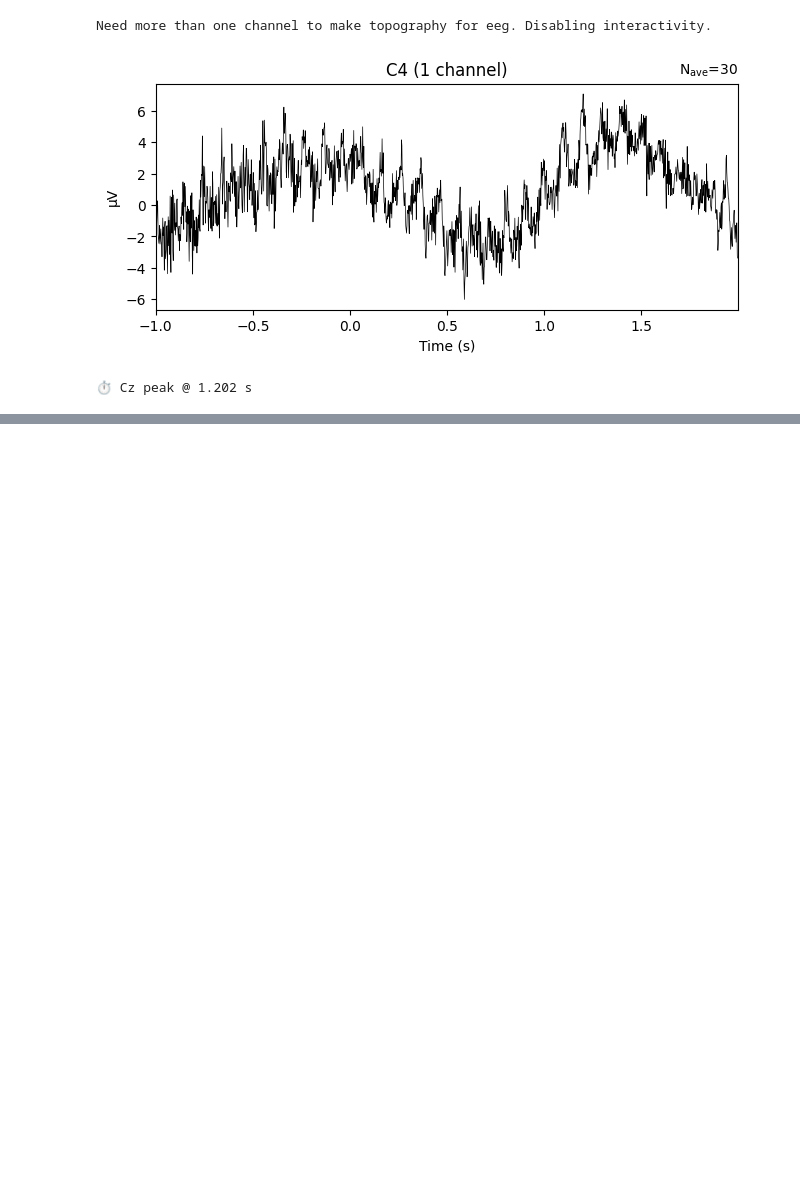
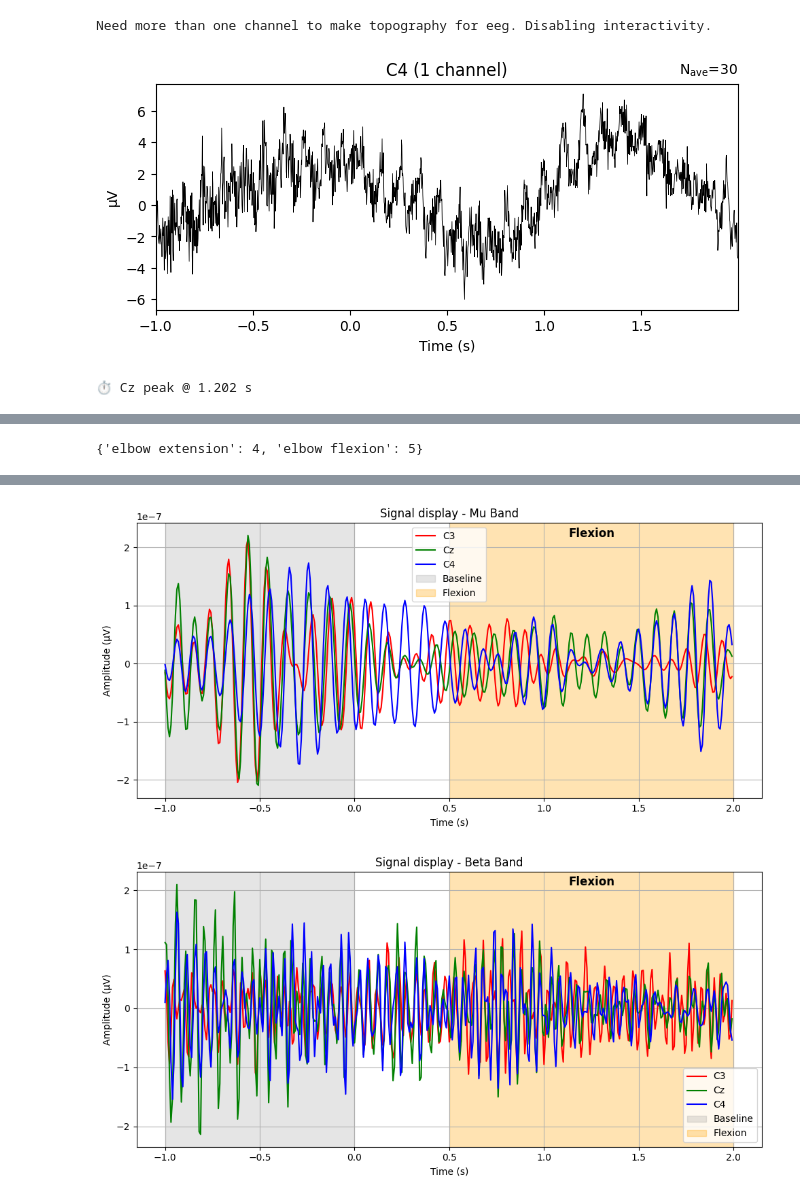
Before and after one commit to CharlotteXIII/StudioV_opentopics, a Jupyter notebook: Experiment_on_6_Subjects/2Class_6S.ipynb, the cells around one changed output, grey strips where cells are left out. Saved outputs shown, nothing was run; the diff lists cells and outputs as text; code cells hidden in the pictures; blank space fills up the shorter version.

```diff
--- a/Experiment_on_6_Subjects/2Class_6S.ipynb
+++ b/Experiment_on_6_Subjects/2Class_6S.ipynb
@@ -966,20 +975,3 @@ peak_time = evoked.times[np.argmax(np.abs(evoked.data[cz_idx]))]
 print(f"⏱ Cz peak @ {peak_time:.3f} s")
 # %% [output]
 ⏱ Cz peak @ 1.202 s
-# %%
-#เช็คว่าค่าเฉลี่ยในแต่ละ class ต่างกันไหม (visualize signals)
-
-mean_by_class = []
-for i in range(2):  # สำหรับ 6 class
-    idx = np.where(y_all == i)[0]
-    mean_signal = X_all[idx].mean(axis=0)  # (channels, times)
-    mean_by_class.append(mean_signal)
-
-# ตัวอย่าง: พล็อต channel Cz (channel 7)
-for i, signal in enumerate(mean_by_class):
-    plt.plot(signal[7], label=list(label_map.keys())[i])
-plt.legend()
-plt.title("Mean EEG (channel Cz) for each class")
-plt.xlabel("Time (sample points)")
-plt.ylabel("Amplitude")
-plt.show()
@@ -995,0 +988,4 @@ elbow flexion       : 1800 samples
+# %%
+Selectedtuna.event_id
+# %% [output]
+{'elbow extension': 4, 'elbow flexion': 5}
@@ -995,0 +1035,55 @@ elbow flexion       : 1800 samples
+# %%
+
+# กำหนด band ที่ต้องการ
+mu_band = (8, 12)
+beta_band = (13, 30)
+
+# กรองเฉพาะย่านความถี่ Mu และ Beta
+epochs_mu = Selectedtuna.copy().filter(mu_band[0], mu_band[1], fir_design='firwin')
+epochs_beta = Selectedtuna.copy().filter(beta_band[0], beta_band[1], fir_design='firwin')
+
+# แยกเฉพาะ class 'elbow flexion'
+epochs_flex_mu = epochs_mu['elbow flexion']
+epochs_flex_beta = epochs_beta['elbow flexion']
+
+# สร้าง evoked object โดยเฉลี่ย (average across epochs)
+evoked_flex_mu = epochs_flex_mu.average()
+evoked_flex_beta = epochs_flex_beta.average()
+
+def plot_evoked_custom_focus(evoked, band_name, picks=['C3', 'Cz', 'C4'],
+                              baseline=(-1.0, 0.0), flexion=(0.5, 2.0), time_window=(-1.0, 2.0)):
+
+    # Map สีให้แต่ละ channel
+    colors = ['red', 'green', 'blue']
+
+    # เลือกเฉพาะช่วงเวลาที่ต้องการ
+    times = evoked.times
+    time_mask = (times >= time_window[0]) & (times <= time_window[1])
+    times_focus = times[time_mask]
+
+    # เลือกเฉพาะ channel ที่ต้องการ
+    ch_indices = [evoked.ch_names.index(ch) for ch in picks]
+    data = evoked.data[ch_indices][:, time_mask]  # shape = (3, selected_times)
+
+    # Plot
+    plt.figure(figsize=(10, 5))
+    for i, ch_name in enumerate(picks):
+        plt.plot(times_focus, data[i], label=ch_name, color=colors[i])
+
+    # Highlight baseline (gray) และ Flexion (orange)
+    plt.axvspan(baseline[0], baseline[1], color='gray', alpha=0.2, label='Baseline')
+    plt.axvspan(flexion[0], flexion[1], color='orange', alpha=0.3, label='Flexion')
+
+    plt.text((flexion[0]+flexion[1])/2, plt.ylim()[1]*0.9, 'Flexion', ha='center', fontsize=12, fontweight='bold')
+    plt.title(f'Signal display - {band_name} Band')
+    plt.xlabel('Time (s)')
+    plt.ylabel('Amplitude (µV)')
+    plt.legend()
+    plt.grid(True)
+    plt.tight_layout()
+    plt.show()
+
+# เรียกใช้งาน
+plot_evoked_custom_focus(evoked_flex_mu, 'Mu')
+plot_evoked_custom_focus(evoked_flex_beta, 'Beta')
+# %% [output]
@@ -995,0 +1148,2 @@ elbow flexion       : 1800 samples
+[figure, added]
+[figure, added]
```
Also changed, not shown: parts of 11 cells of this notebook, 1 other file.
